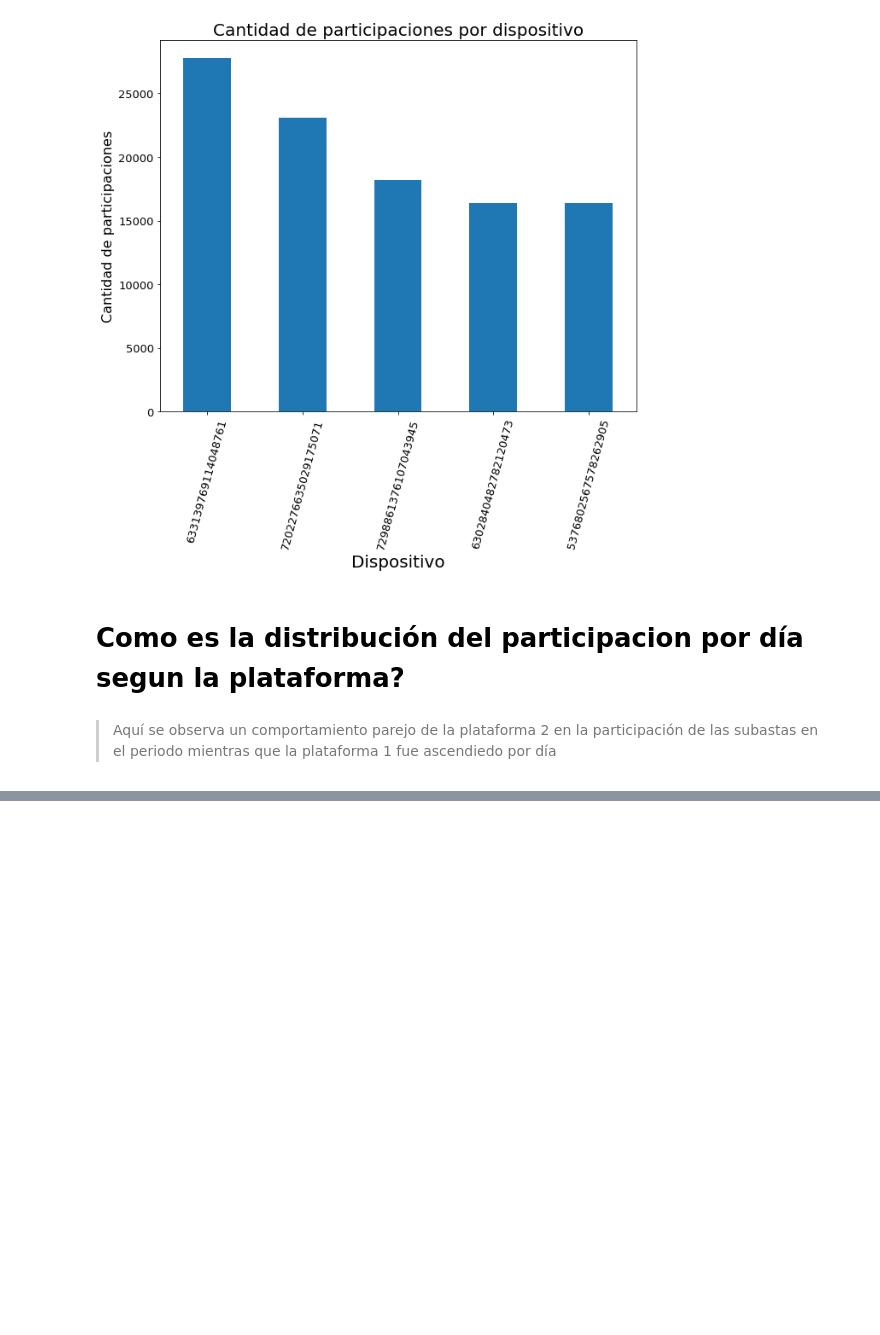
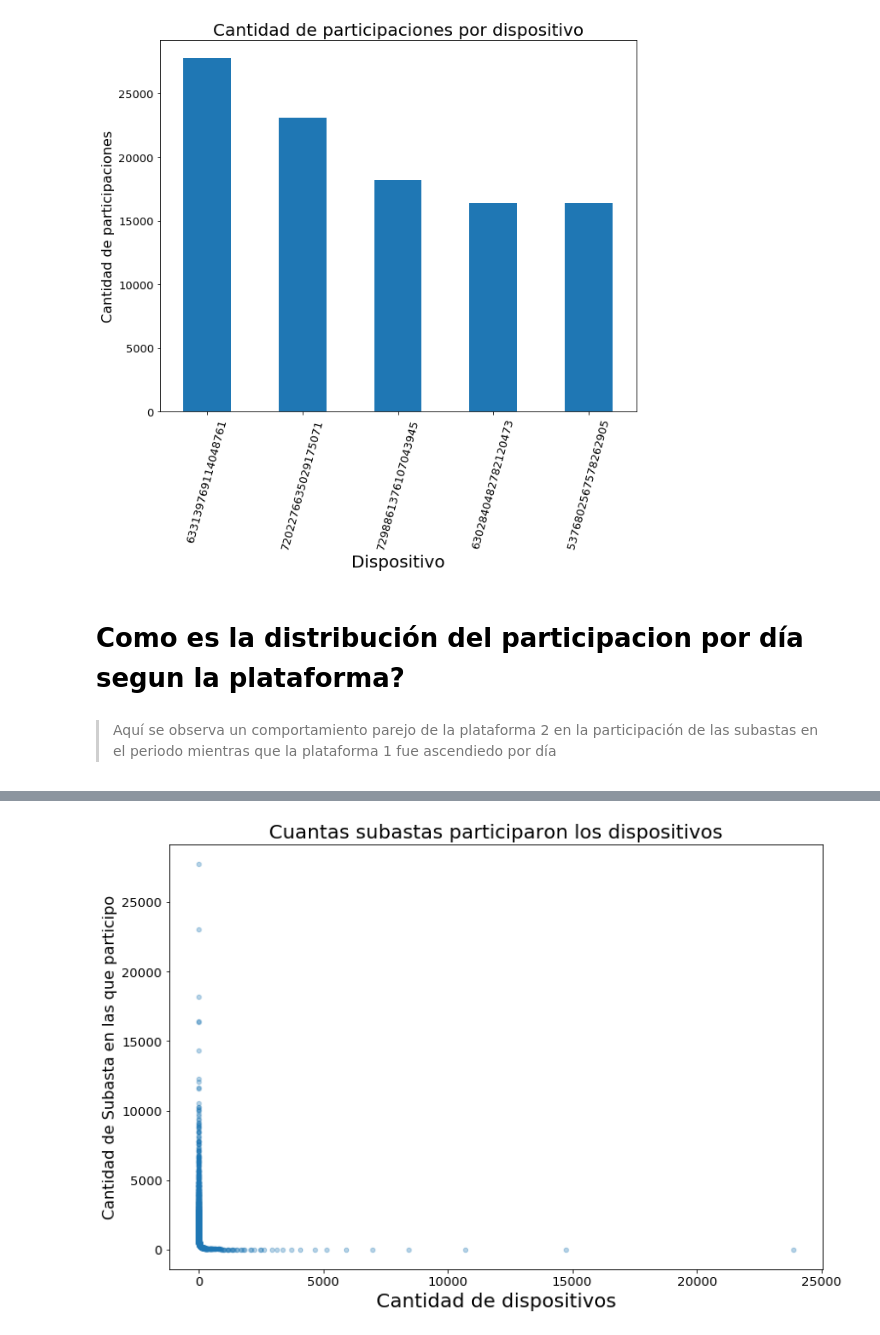
Before and after one commit to faristegui/tpdatos2019, a Jupyter notebook: notebooks/Auctions_Analisis_cesar.ipynb, the cells around one changed output, grey strips where cells are left out. Saved outputs shown, nothing was run; the diff lists cells and outputs as text; code cells hidden in the pictures; blank space fills up the shorter version.

```diff
--- a/notebooks/Auctions_Analisis_cesar.ipynb
+++ b/notebooks/Auctions_Analisis_cesar.ipynb
@@ -582,0 +628,6 @@ plt.show()
+# %%
+# extracting greatest 5
+device_id_Top = dfAuctions.groupby("device_id")["total"].count().sort_values(ascending=False).to_frame()
+
+# display
+#device_id_Top['total' > 1]
@@ -582,0 +665,6 @@ plt.show()
+# %%
+device_id_Top2 = device_id_Top.reset_index().groupby('total').count()
+device_id_Top2 = device_id_Top2.reset_index()
+device_id_Top2.rename(columns={'device_id':'cantidad_de_dispositivos',
+                          'total':'cantidad_de_subastas_que_participo'},
+                 inplace=True)
@@ -582,0 +699,11 @@ plt.show()
+# %%
+
+
+device_id_Top2.plot.scatter(x ='cantidad_de_dispositivos', y ='cantidad_de_subastas_que_participo', figsize=(12,8),alpha=0.32 ,fontsize=13)
+plt.title('Cuantas subastas participaron los dispositivos', fontsize=20);
+plt.ylabel('Cantidad de Subasta en las que participo', fontsize=16);
+plt.xlabel('Cantidad de dispositivos', fontsize=20);
+
+plt.show()
+# %% [output]
+[figure, added]
```
Also changed, not shown: parts of 24 cells of this notebook.
